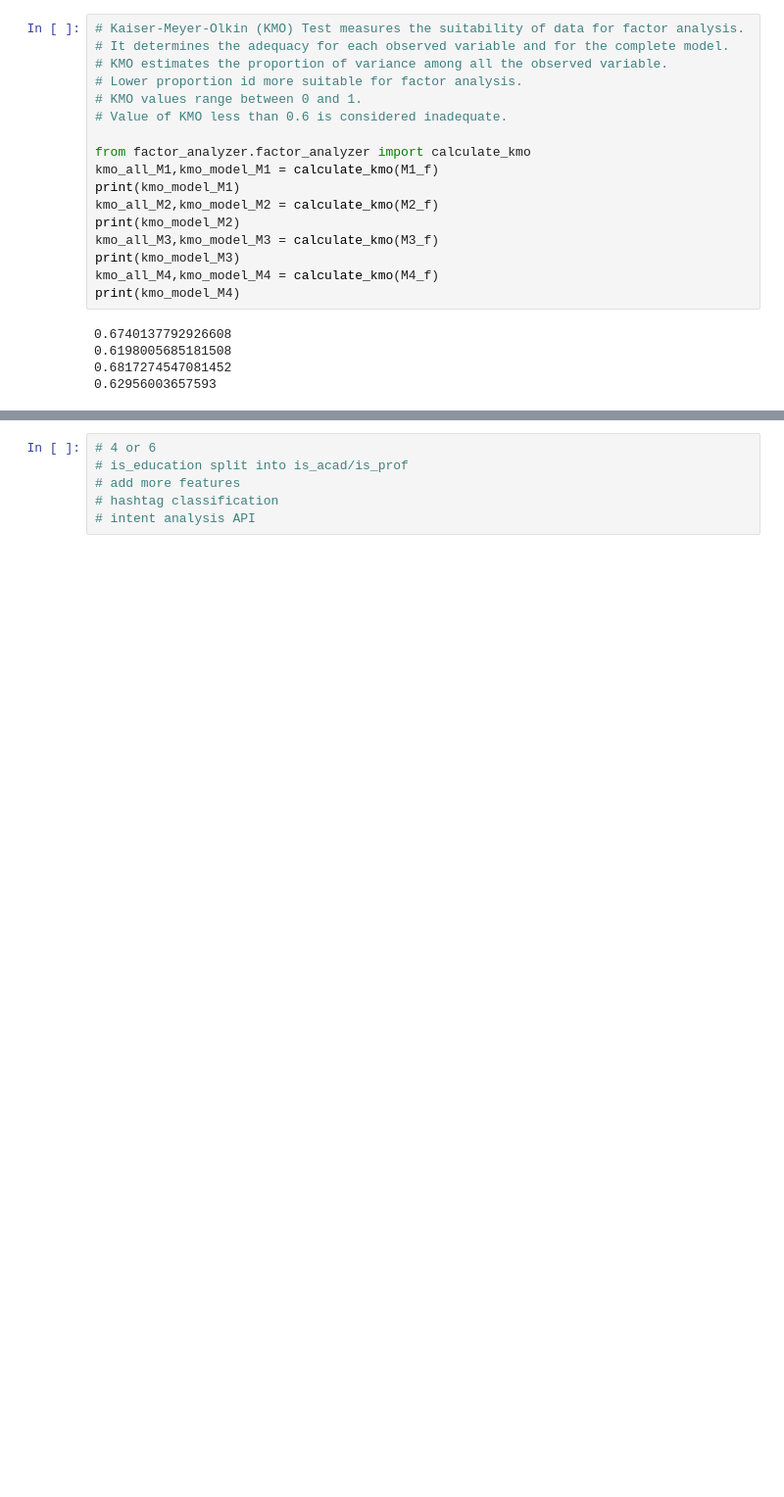
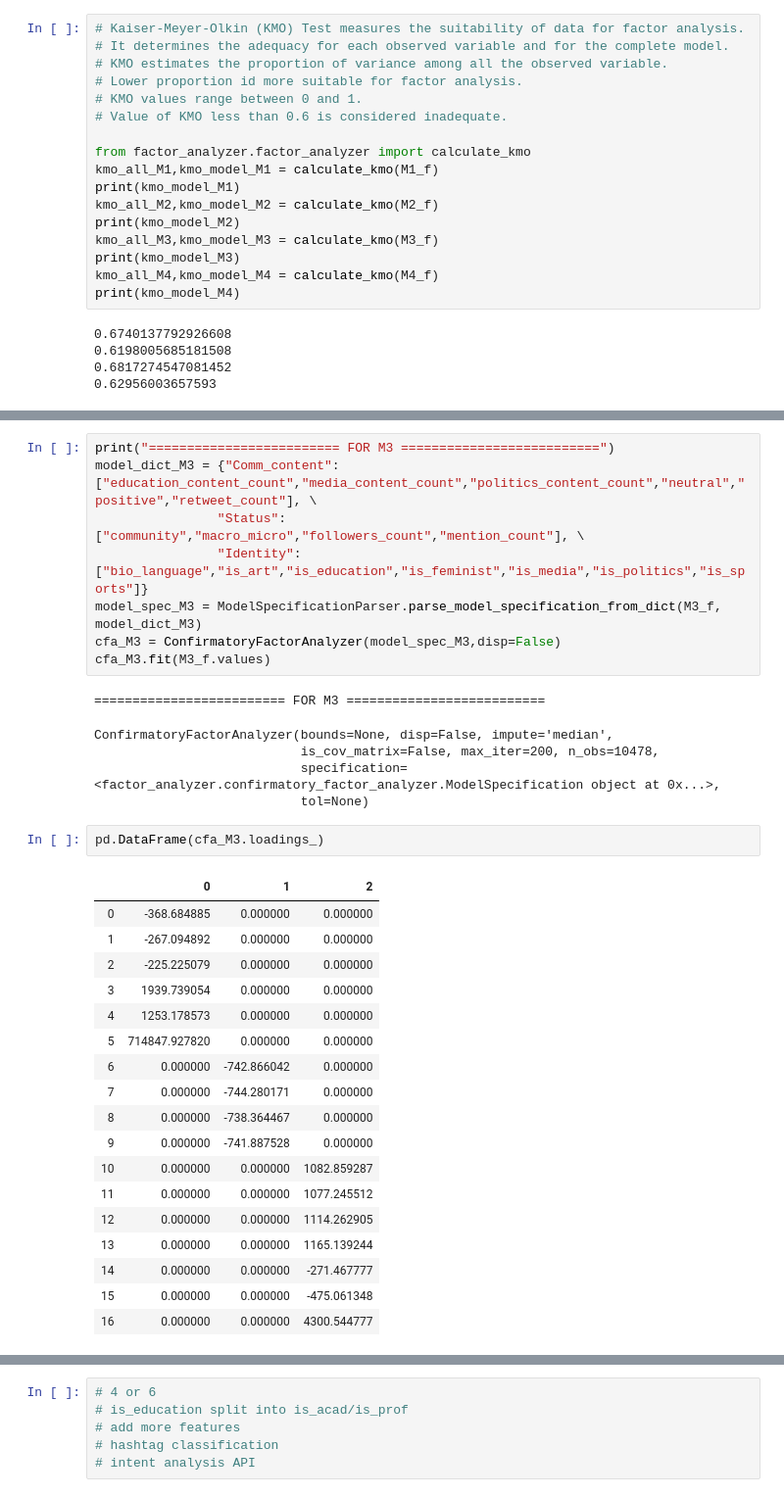
Before and after one commit to keerti-1997/Computing_cultural_capital, a Jupyter notebook: Computing_cultural_capital.ipynb, the cells around one changed output, grey strips where cells are left out. Shown at 98% size. Drawn from its saved outputs; the diff is of its cells as text; blank space fills up the shorter version.

```diff
--- a/Computing_cultural_capital.ipynb
+++ b/Computing_cultural_capital.ipynb
@@ -764,0 +818,35 @@ retweet_count            0.144778 -0.013008 -0.005750 -0.001269
+# %%
+print("========================= FOR M3 ==========================")
+model_dict_M3 = {"Comm_content":["education_content_count","media_content_count","politics_content_count","neutral","positive","retweet_count"], \
+                "Status":["community","macro_micro","followers_count","mention_count"], \
+                "Identity":["bio_language","is_art","is_education","is_feminist","is_media","is_politics","is_sports"]}
+model_spec_M3 = ModelSpecificationParser.parse_model_specification_from_dict(M3_f, model_dict_M3)
+cfa_M3 = ConfirmatoryFactorAnalyzer(model_spec_M3,disp=False)
+cfa_M3.fit(M3_f.values)
+# %% [output]
+========================= FOR M3 ==========================
+ConfirmatoryFactorAnalyzer(bounds=None, disp=False, impute='median',
+                           is_cov_matrix=False, max_iter=200, n_obs=10478,
+                           specification=<factor_analyzer.confirmatory_factor_analyzer.ModelSpecification object at 0x...>,
+                           tol=None)
+# %%
+pd.DataFrame(cfa_M3.loadings_)
+# %% [output]
+|  | 0 | 1 | 2 |
+| 0 | -368.684885 | 0.000000 | 0.000000 |
+| 1 | -267.094892 | 0.000000 | 0.000000 |
+| 2 | -225.225079 | 0.000000 | 0.000000 |
+| 3 | 1939.739054 | 0.000000 | 0.000000 |
+| 4 | 1253.178573 | 0.000000 | 0.000000 |
+| 5 | 714847.927820 | 0.000000 | 0.000000 |
+| 6 | 0.000000 | -742.866042 | 0.000000 |
+| 7 | 0.000000 | -744.280171 | 0.000000 |
+| 8 | 0.000000 | -738.364467 | 0.000000 |
+| 9 | 0.000000 | -741.887528 | 0.000000 |
+| 10 | 0.000000 | 0.000000 | 1082.859287 |
+| 11 | 0.000000 | 0.000000 | 1077.245512 |
+| 12 | 0.000000 | 0.000000 | 1114.262905 |
+| 13 | 0.000000 | 0.000000 | 1165.139244 |
+| 14 | 0.000000 | 0.000000 | -271.467777 |
+| 15 | 0.000000 | 0.000000 | -475.061348 |
+| 16 | 0.000000 | 0.000000 | 4300.544777 |
```
Also changed, not shown: parts of 39 cells of this notebook.
